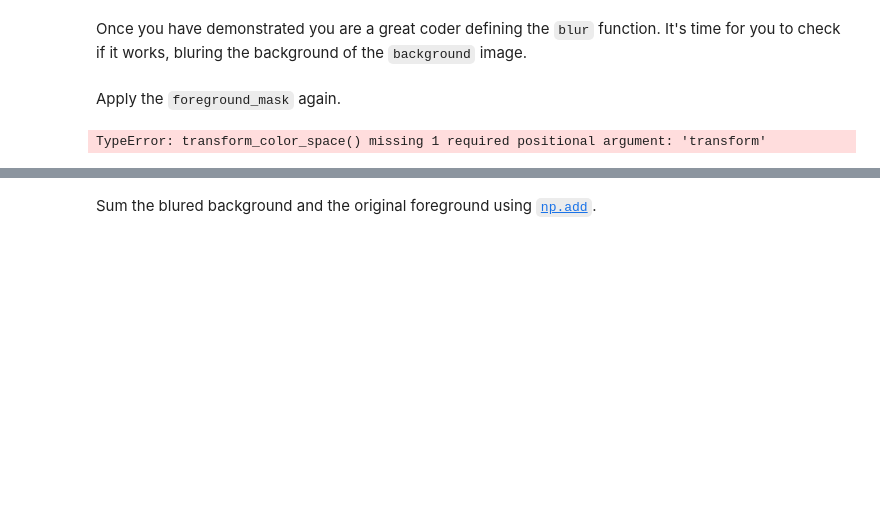
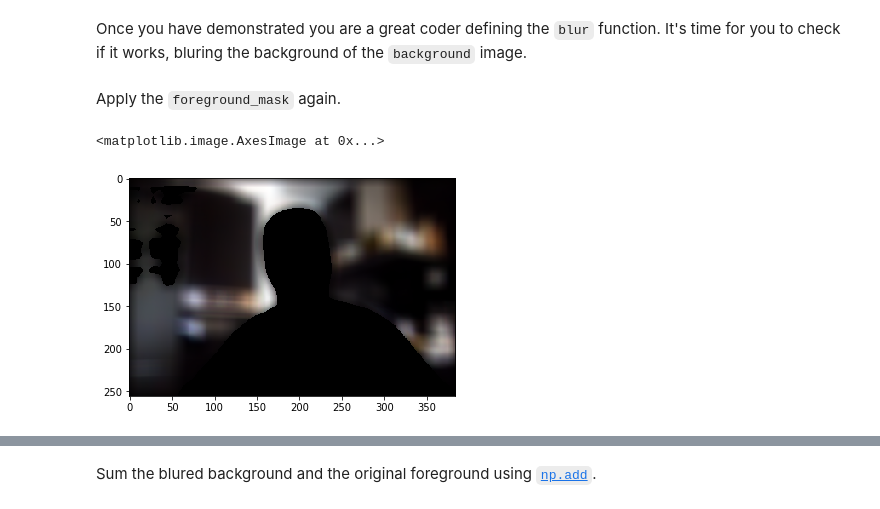
Before and after one commit to miguelgimenezgimenez/lab-image-segmentation, a Jupyter notebook: main.ipynb, the cells around one changed output, grey strips where cells are left out. Drawn from its saved outputs; the diff is of its cells as text; code cells hidden in the pictures; blank space fills up the shorter version.

```diff
--- a/main.ipynb
+++ b/main.ipynb
@@ -207,12 +201,13 @@ def transform_color_space(img, transform):
 # %%
 color_range =  range(background_mask_image.shape[2])
 bg_blur_initial = np.empty(foreground_mask_image.shape)
-bg_blur = reduce(transform_color_space(background_mask_image),
+bg_blur = reduce(transform_color_space(background_mask_image, blur),
                  color_range, bg_blur_initial )
-bg_blur = bg_blur.astype(np.uint8)
+bg_blur = bg_blur*background_mask_reshaped
 
 plt.imshow(bg_blur)
 # %% [output]
-TypeError: transform_color_space() missing 1 required positional argument: 'transform'
+<matplotlib.image.AxesImage at 0x...>
+[figure, added]
 # %%
 full_blurr = np.add(foreground_mask_image,bg_blur )
```
Also changed, not shown: parts of 8 cells of this notebook, 1 other file.
